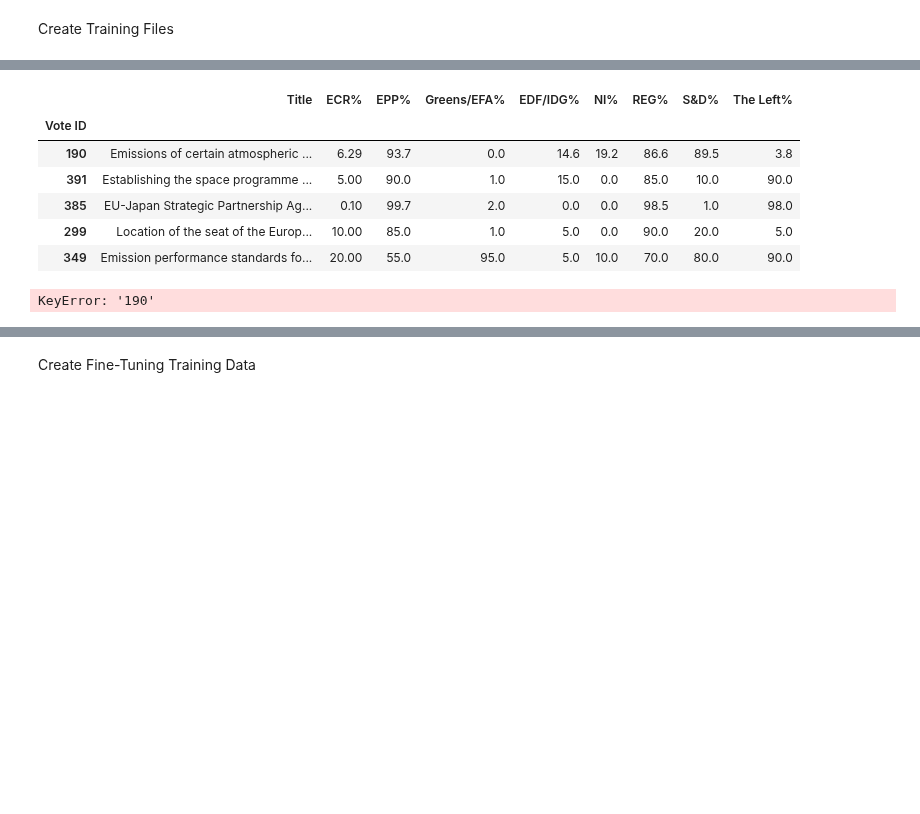
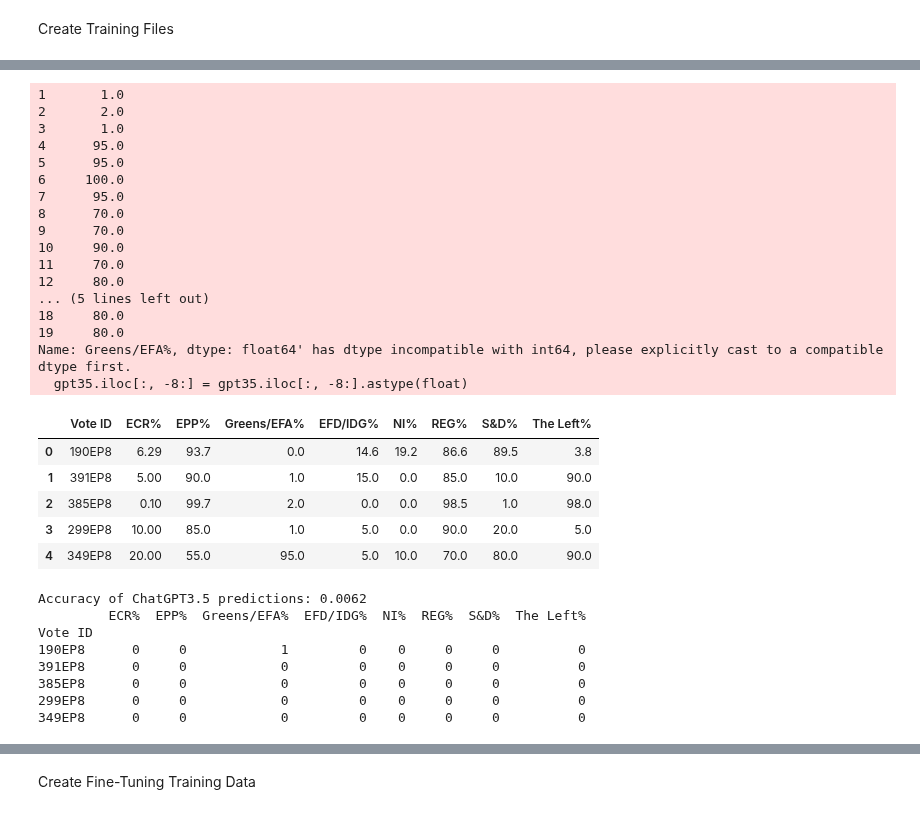
Before and after one commit to izu457/Thesis_Finetuning_GPT3.5_Political_Stance, a Jupyter notebook: Fine-Tuned Classifier.ipynb, the cells around one changed output, grey strips where cells are left out. Saved outputs shown, nothing was run; the diff lists cells and outputs as text; code cells hidden in the pictures; blank space fills up the shorter version.

Commit message:
train test split and first baseline prediction done

```diff
--- a/Fine-Tuned Classifier.ipynb
+++ b/Fine-Tuned Classifier.ipynb
@@ -92,6 +92,8 @@ def get_accuracy_df (original_df, test_df, tolerance_interval):
     Calculates accuracy as the number of correct guesses divided by the number of guesses.
     Returns the accuracy.
     """
+    # set index of test dataframe to Vote ID
+    test_df.set_index('Vote ID', inplace=True)
     # create a new dataframe with the same index as the original dataframe
     accuracy_df = pd.DataFrame(index=test_df.index)
     # add a column for each column in the original dataframe
@@ -102,6 +104,8 @@ def get_accuracy_df (original_df, test_df, tolerance_interval):
         # loop through the columns of the test dataframe
         for column in test_df.columns:
             # check if the value in the test dataframe is within the tolerance interval of the original dataframe
+            if (original_df.loc[index, column]) == type(str):
+                print('string')
             if (original_df.loc[index, column] - tolerance_interval) <= test_df.loc[index, column] <= (original_df.loc[index, column] + tolerance_interval):
                 # if it is, add 1 to the corresponding cell in the accuracy dataframe
                 accuracy_df.loc[index, column] = 1
@@ -109,6 +113,9 @@ def get_accuracy_df (original_df, test_df, tolerance_interval):
     accuracy = accuracy_df.sum().sum() / (accuracy_df.shape[0] * accuracy_df.shape[1])
     return round(accuracy, 4), accuracy_df
 
+accuracy_gpt35 = get_accuracy_df(training, gpt35, 0.05)
+
+
 def process_session(voted_docs, party_names, majority_names):
     random_guess = get_random_guess(voted_docs)
     random_party = get_accuracy_df(voted_docs, random_guess[party_names], 0.05)
@@ -234,6 +218,11 @@ def split_select_data(data, training_fraction):
     print(testing.shape)
     return training, testing
 
+# Add EP9 to index to avoid duplicated Vote IDs
+voted_docs_final_EP9.index = voted_docs_final_EP9.index.astype(str) + 'EP9'
+voted_docs_final_EP8.index = voted_docs_final_EP8.index.astype(str) + 'EP8'
+voted_docs_final_EP7.index = voted_docs_final_EP7.index.astype(str) + 'EP7'
+
 # split the data into training and testing
 training_EP9, testing_EP9 = split_select_data(voted_docs_final_EP9, 0.7)
 training_EP8, testing_EP8 = split_select_data(voted_docs_final_EP8, 0.7)
@@ -252,6 +241,20 @@ baseline_EP8['EP'] = 'EP8'
 baseline_EP7['EP'] = 'EP7'
 baseline = pd.concat([baseline_EP9, baseline_EP8, baseline_EP7])
 baseline.to_csv('data/baseline_data.csv')
+
+# join training and testing data
+training = pd.concat([training_EP9, training_EP8, training_EP7])
+testing = pd.concat([testing_EP9, testing_EP8, testing_EP7])
+# make column 2 to 13 floats
+training.iloc[:, 1:13] = training.iloc[:, 1:13].astype(float)
+testing.iloc[:, 1:13] = testing.iloc[:, 1:13].astype(float)
+# make sure data is shuffled
+training = training.sample(frac=1)
+testing = testing.sample(frac=1)
+display(training.head())
+# save to csv
+training.to_csv('data/training_data.csv')
+testing.to_csv('data/testing_data.csv')
 # %% [output]
 (180, 14)
 (77, 14)
@@ -275,21 +301,43 @@ baseline.to_csv('data/baseline_data.csv')
 # %%
-# Calculate accuracy of ChatGPT4.0 predictions with training_sample10
+# Calculate accuracy of ChatGPT3.5 predictions with training_sample10
 gpt35 = pd.read_csv('data/gpt35_pred.csv')
-
-# set Vote ID as index
-gpt35.set_index('Vote ID', inplace=True)
+# make last eight columns floats
+gpt35.iloc[:, -8:] = gpt35.iloc[:, -8:].astype(float)
 display(gpt35.head())
 
-# calculate accuracy of ChatGPT4.0 predictions with training_sample10
-accuracy_gpt35 = get_accuracy_df(voted_docs_final_EP9, gpt35, 0.05)
-print(f"Accuracy of ChatGPT4.0 predictions: {accuracy_gpt35[0]}")
+# calculate accuracy of ChatGPT3.5 predictions with training_sample10
+accuracy_gpt35 = get_accuracy_df(training, gpt35, 0.05)
+print(f"Accuracy of ChatGPT3.5 predictions: {accuracy_gpt35[0]}")
 print(accuracy_gpt35[1].head())
 # %% [output]
+1       1.0
+2       2.0
+3       1.0
+4      95.0
+5      95.0
+6     100.0
+7      95.0
+8      70.0
+9      70.0
+10     90.0
+11     70.0
+12     80.0
+... (5 lines left out)
+18     80.0
+19     80.0
+Name: Greens/EFA%, dtype: float64' has dtype incompatible with int64, please explicitly cast to a compatible dtype first.
+  gpt35.iloc[:, -8:] = gpt35.iloc[:, -8:].astype(float)
-|  | Title | ECR% | EPP% | Greens/EFA% | EDF/IDG% | NI% | REG% | S&D% | The Left% |
-| Vote ID |  |  |  |  |  |  |  |  |  |
-| 190 | Emissions of certain atmospheric ... | 6.29 | 93.7 | 0.0 | 14.6 | 19.2 | 86.6 | 89.5 | 3.8 |
-| 391 | Establishing the space programme ... | 5.00 | 90.0 | 1.0 | 15.0 | 0.0 | 85.0 | 10.0 | 90.0 |
-| 385 | EU-Japan Strategic Partnership Ag... | 0.10 | 99.7 | 2.0 | 0.0 | 0.0 | 98.5 | 1.0 | 98.0 |
-| 299 | Location of the seat of the Europ... | 10.00 | 85.0 | 1.0 | 5.0 | 0.0 | 90.0 | 20.0 | 5.0 |
-| 349 | Emission performance standards fo... | 20.00 | 55.0 | 95.0 | 5.0 | 10.0 | 70.0 | 80.0 | 90.0 |
+|  | Vote ID | ECR% | EPP% | Greens/EFA% | EFD/IDG% | NI% | REG% | S&D% | The Left% |
+| 0 | 190EP8 | 6.29 | 93.7 | 0.0 | 14.6 | 19.2 | 86.6 | 89.5 | 3.8 |
+| 1 | 391EP8 | 5.00 | 90.0 | 1.0 | 15.0 | 0.0 | 85.0 | 10.0 | 90.0 |
+| 2 | 385EP8 | 0.10 | 99.7 | 2.0 | 0.0 | 0.0 | 98.5 | 1.0 | 98.0 |
+| 3 | 299EP8 | 10.00 | 85.0 | 1.0 | 5.0 | 0.0 | 90.0 | 20.0 | 5.0 |
+| 4 | 349EP8 | 20.00 | 55.0 | 95.0 | 5.0 | 10.0 | 70.0 | 80.0 | 90.0 |
-KeyError: '190'
+Accuracy of ChatGPT3.5 predictions: 0.0062
+         ECR%  EPP%  Greens/EFA%  EFD/IDG%  NI%  REG%  S&D%  The Left%
+Vote ID
+190EP8      0     0            1         0    0     0     0          0
+391EP8      0     0            0         0    0     0     0          0
+385EP8      0     0            0         0    0     0     0          0
+299EP8      0     0            0         0    0     0     0          0
+349EP8      0     0            0         0    0     0     0          0
```
Also changed, not shown: parts of 5 cells of this notebook, 4 other files.
